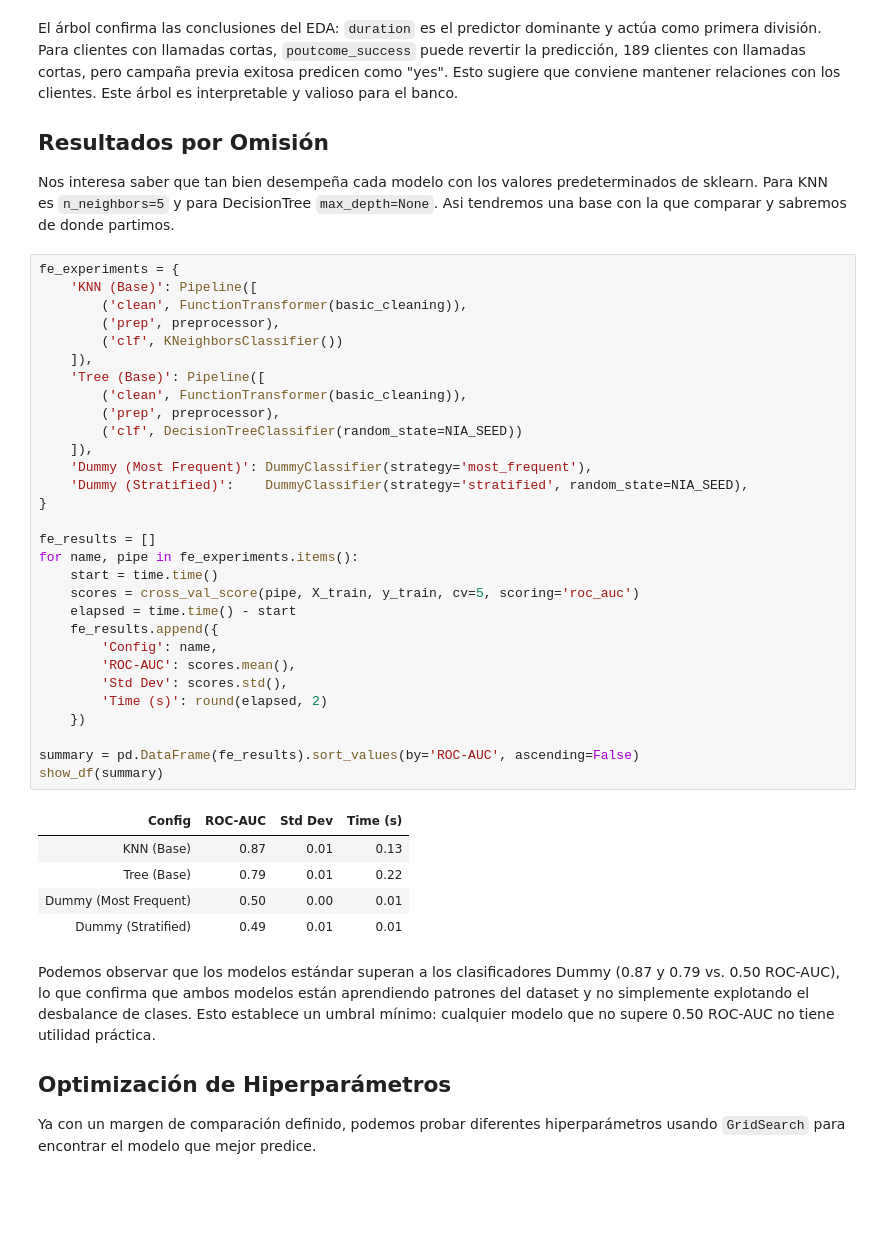
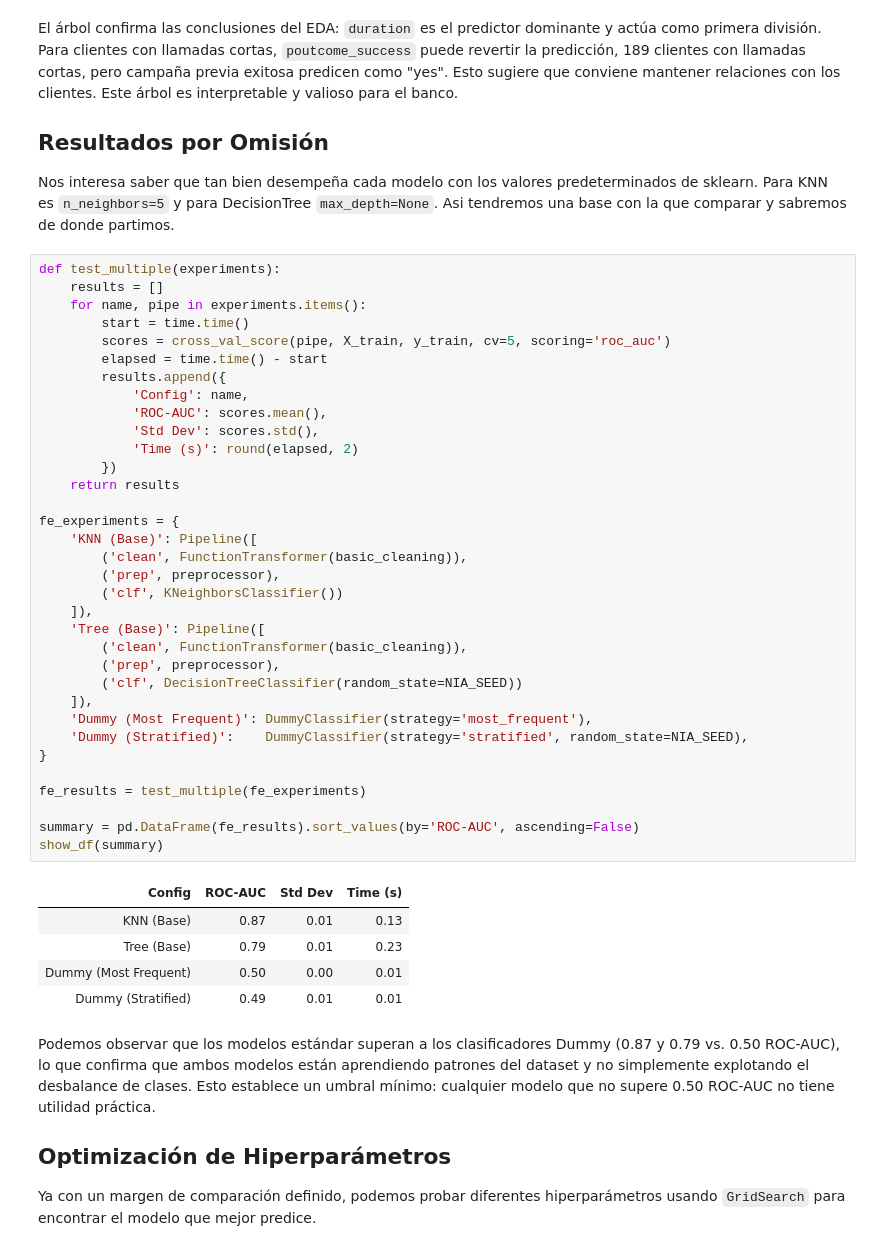
Before and after one commit to mathiasaiva/AA_primera_practica, a Jupyter notebook: notebooks/01_EDA_and_modeling.ipynb, the cells around one changed output. Cells and saved outputs as stored; diff of their text form; blank space fills up the shorter version.

```diff
--- a/notebooks/01_EDA_and_modeling.ipynb
+++ b/notebooks/01_EDA_and_modeling.ipynb
@@ -589,39 +591,43 @@ El árbol confirma las conclusiones del EDA: `duration` es el predictor dominant
 
 Nos interesa saber que tan bien desempeña cada modelo con los valores predeterminados de sklearn. Para KNN es `n_neighbors=5` y para DecisionTree `max_depth=None`. Asi tendremos una base con la que comparar y sabremos de donde partimos.
 # %%
+def test_multiple(experiments):
+    results = []
+    for name, pipe in experiments.items():
+        start = time.time()
+        scores = cross_val_score(pipe, X_train, y_train, cv=5, scoring='roc_auc')
+        elapsed = time.time() - start
+        results.append({
+            'Config': name,
+            'ROC-AUC': scores.mean(),
+            'Std Dev': scores.std(),
+            'Time (s)': round(elapsed, 2)
+        })
+    return results
+
 fe_experiments = {
     'KNN (Base)': Pipeline([
         ('clean', FunctionTransformer(basic_cleaning)),
         ('prep', preprocessor),
         ('clf', KNeighborsClassifier())
     ]),
     'Tree (Base)': Pipeline([
         ('clean', FunctionTransformer(basic_cleaning)),
         ('prep', preprocessor),
         ('clf', DecisionTreeClassifier(random_state=NIA_SEED))
     ]),
     'Dummy (Most Frequent)': DummyClassifier(strategy='most_frequent'),
     'Dummy (Stratified)':    DummyClassifier(strategy='stratified', random_state=NIA_SEED),
 }
 
-fe_results = []
-for name, pipe in fe_experiments.items():
-    start = time.time()
-    scores = cross_val_score(pipe, X_train, y_train, cv=5, scoring='roc_auc')
-    elapsed = time.time() - start
-    fe_results.append({
-        'Config': name,
-        'ROC-AUC': scores.mean(),
-        'Std Dev': scores.std(),
-        'Time (s)': round(elapsed, 2)
-    })
+fe_results = test_multiple(fe_experiments)
 
 summary = pd.DataFrame(fe_results).sort_values(by='ROC-AUC', ascending=False)
 show_df(summary)
 # %% [output]
 | Config | ROC-AUC | Std Dev | Time (s) |
 | KNN (Base) | 0.87 | 0.01 | 0.13 |
-| Tree (Base) | 0.79 | 0.01 | 0.22 |
+| Tree (Base) | 0.79 | 0.01 | 0.23 |
 | Dummy (Most Frequent) | 0.50 | 0.00 | 0.01 |
 | Dummy (Stratified) | 0.49 | 0.01 | 0.01 |
 # %% [markdown]
```
Also changed, not shown: parts of 9 cells of this notebook.
